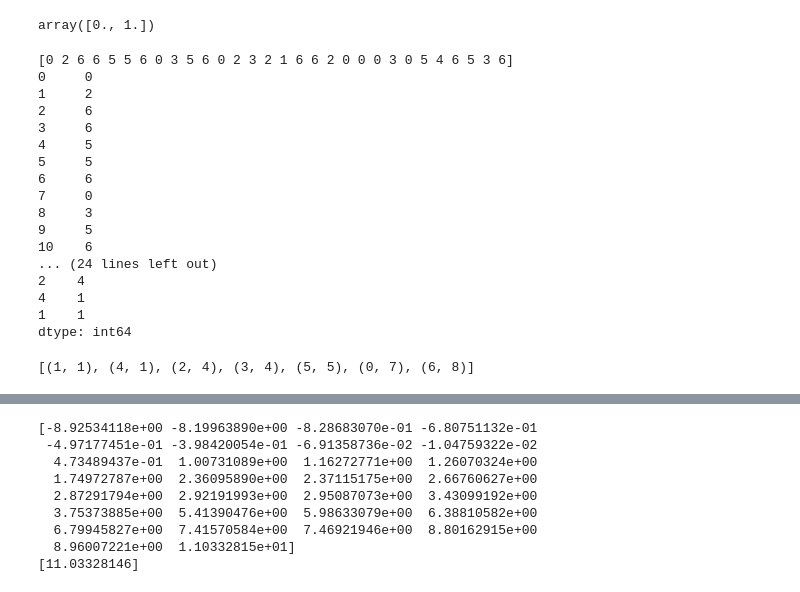
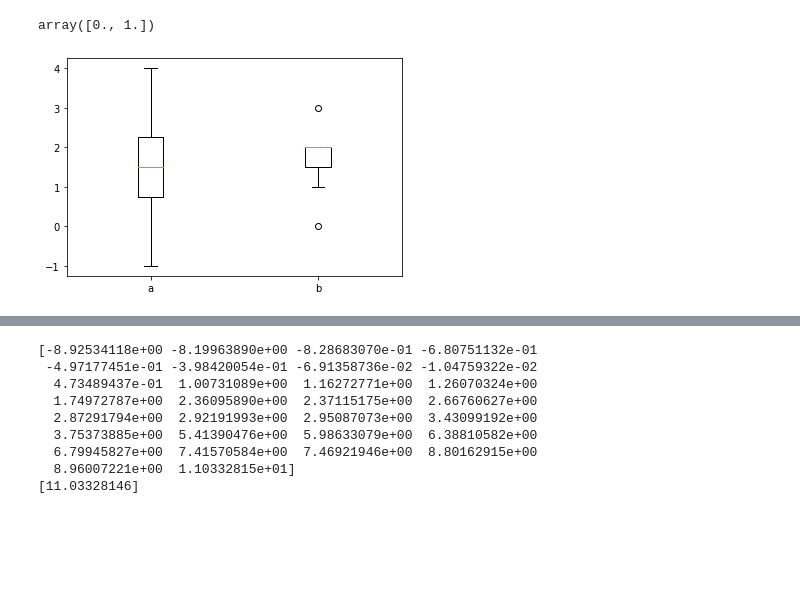
Before and after one commit to guohaoqiang/gcn, a Jupyter notebook: row_analysis/row_analysis.ipynb, the cells around one changed output, grey strips where cells are left out. Drawn from its saved outputs; the diff is of its cells as text; code cells hidden in the pictures; blank space fills up the shorter version.

```diff
--- a/row_analysis/row_analysis.ipynb
+++ b/row_analysis/row_analysis.ipynb
@@ -9,38 +9,13 @@ import glog as log
 np.log10([1,10])
 # %% [output]
 array([0., 1.])
-# %%
-data = np.random.random_integers(0,6,30)
-print(data)
-a = pd.Series(data);
-print(a)
-b = a.value_counts()
-print(b)
-y = []
-for i in list(b.index):
-    y.append(b[i])
-x = list(b.index)
-ind = np.lexsort((x,y))
-[(x[i],y[i]) for i in ind]
-# %% [output]
-[0 2 6 6 5 5 6 0 3 5 6 0 2 3 2 1 6 6 2 0 0 0 3 0 5 4 6 5 3 6]
-0     0
-1     2
-2     6
-3     6
-4     5
-5     5
-6     6
-7     0
-8     3
-9     5
-10    6
-... (24 lines left out)
-2    4
-4    1
-1    1
-dtype: int64
-[(1, 1), (4, 1), (2, 4), (3, 4), (5, 5), (0, 7), (6, 8)]
+# %%
+a = np.array([1,0,1,2,3,4,-1,2])
+b = np.array([2,0,1,2,3,2,2])
+plt.boxplot([a,b],labels=['a','b'])
+plt.show()
+# %% [output]
+[figure, added]
 # %%
 def load(f):
     for i in f:
```
Also changed, not shown: parts of 6 cells of this notebook.
